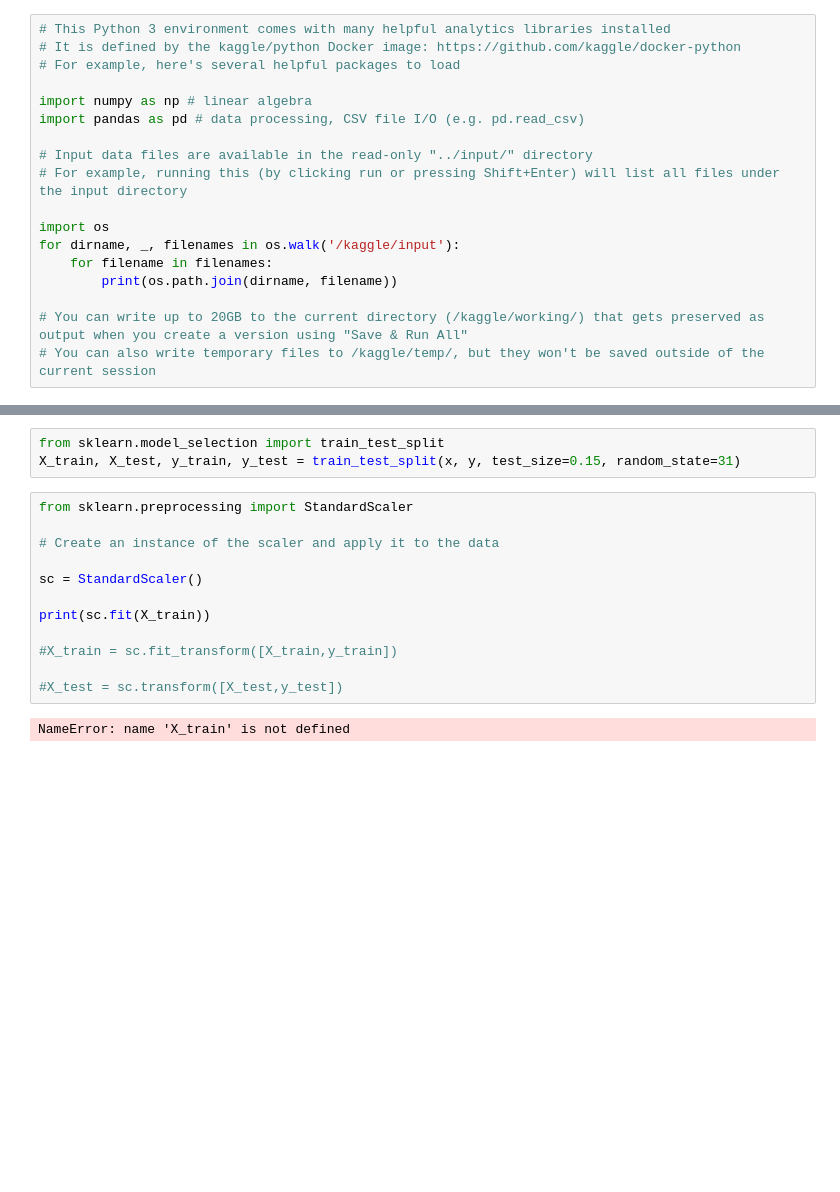
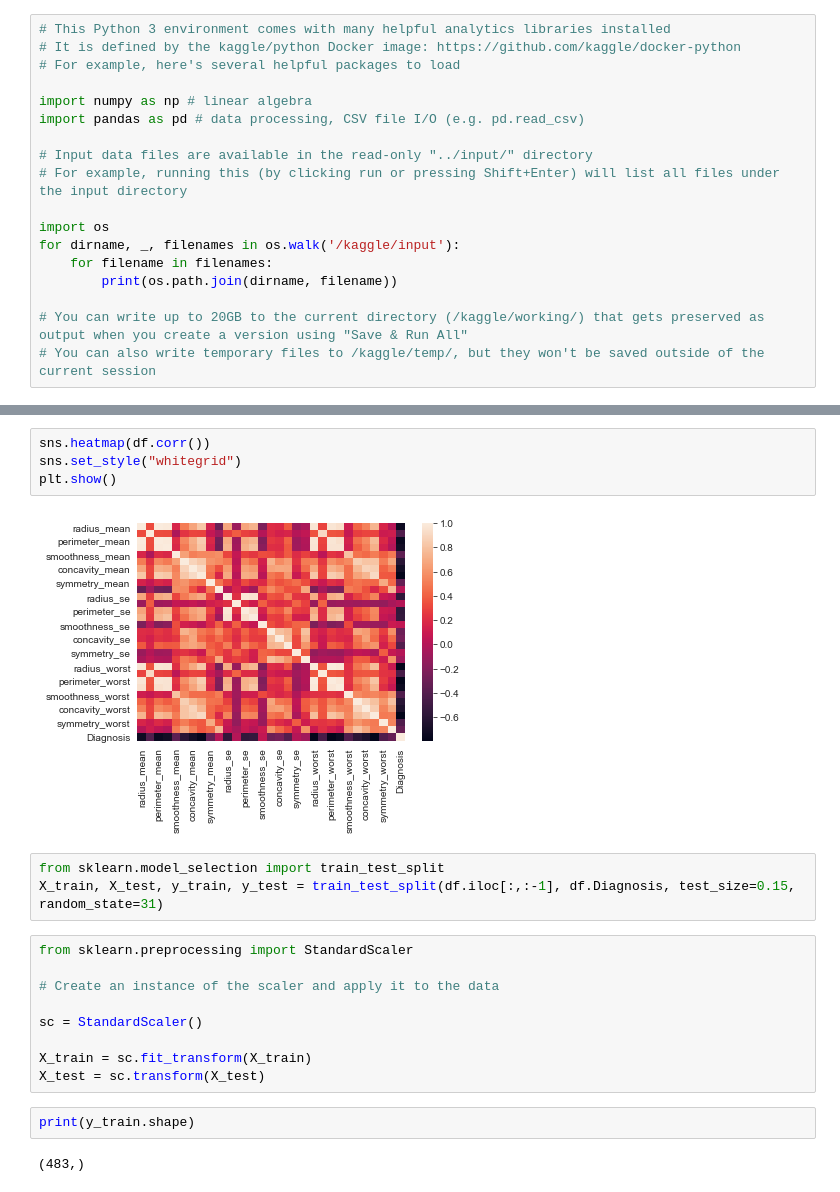
Before and after one commit to mnfaoui/LogisticRegression, a Jupyter notebook: notebook5ff57cc437.ipynb, the cells around one changed output, grey strips where cells are left out. Drawn from its saved outputs; the diff is of its cells as text; blank space fills up the shorter version.

```diff
--- a/notebook5ff57cc437.ipynb
+++ b/notebook5ff57cc437.ipynb
@@ -71,6 +127,12 @@ y = df.drop("id", axis=1)
+# %%
+sns.heatmap(df.corr())
+sns.set_style("whitegrid")
+plt.show()
+# %% [output]
+[figure, added]
 # %%
 from sklearn.model_selection import train_test_split
-X_train, X_test, y_train, y_test = train_test_split(x, y, test_size=0.15, random_state=31)
+X_train, X_test, y_train, y_test = train_test_split(df.iloc[:,:-1], df.Diagnosis, test_size=0.15, random_state=31)
 # %%
 from sklearn.preprocessing import StandardScaler
 
@@ -78,10 +140,9 @@ from sklearn.preprocessing import StandardScaler
 
 sc = StandardScaler()
 
-print(sc.fit(X_train))
-
-#X_train = sc.fit_transform([X_train,y_train])
-
-#X_test = sc.transform([X_test,y_test])
+X_train = sc.fit_transform(X_train)
+X_test = sc.transform(X_test)
-# %% [output]
-NameError: name 'X_train' is not defined
+# %%
+print(y_train.shape)
+# %% [output]
+(483,)
```
Also changed, not shown: parts of 21 cells of this notebook.
